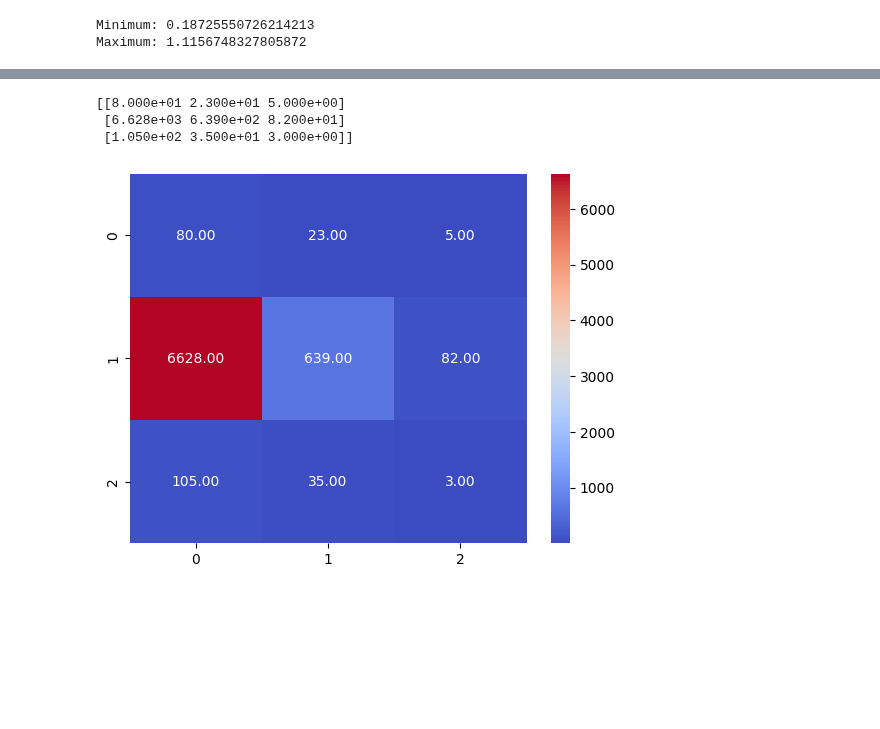
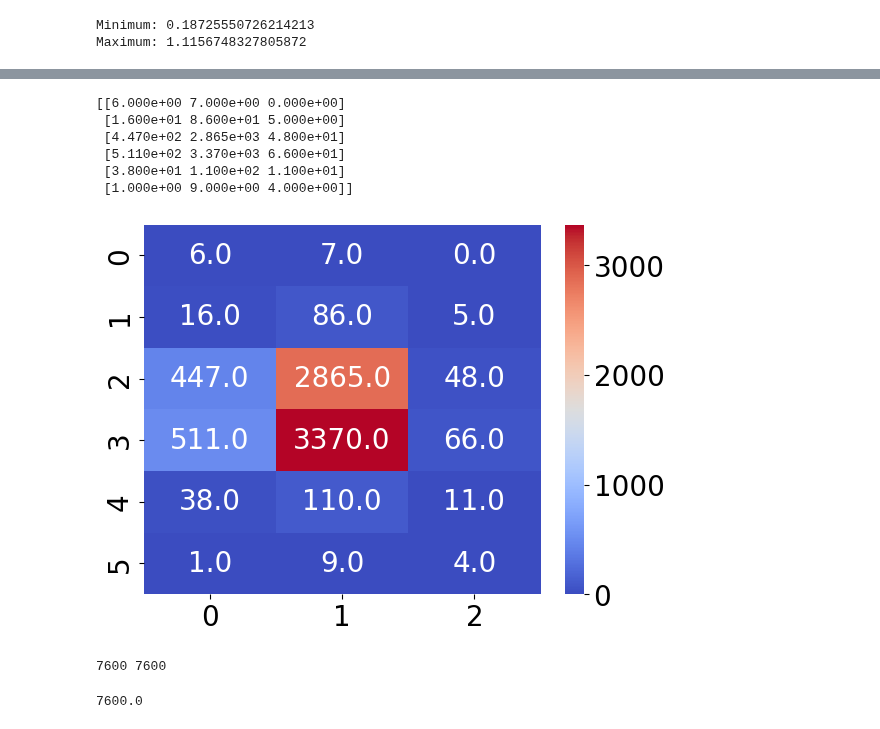
Before and after one commit to BUET-AV/behavior-hypotheses, a Jupyter notebook: src/notebooks/Behavior_Hypo_heatmap.ipynb, the cells around one changed output, grey strips where cells are left out. Saved outputs shown, nothing was run; the diff lists cells and outputs as text; code cells hidden in the pictures; blank space fills up the shorter version.

Commit message:
Categories of acc and speed with heatmap updates

```diff
--- a/src/notebooks/Behavior_Hypo_heatmap.ipynb
+++ b/src/notebooks/Behavior_Hypo_heatmap.ipynb
@@ -130,0 +126,32 @@ cleanPedDf_copy.head(10)
+# %%
+cleanPedDf_copy = cleanPedDf.copy()
+cleanPedDf_copy.head(10)
+print(len(cleanPedDf_copy), len(cleanPedDf))
+
+NO_OF_CATEGORY = 3
+
+def assign_category(value_column, num_categories):
+    min_value = value_column.min()
+    max_value = value_column.max()
+    value_range = max_value - min_value
+    category_range = value_range / num_categories
+
+    def categorize(speed):
+        category = int((speed - min_value) / category_range)
+        return min(category, num_categories - 1)
+
+    categories = value_column.apply(categorize)
+    return categories
+
+# Example usage:
+min_value = cleanPedDf_copy["speed"].min()
+max_value = cleanPedDf_copy["speed"].max()
+value_range = max_value - min_value
+category_range = value_range / NO_OF_CATEGORY
+print(f"Range in one bucket: {category_range}")
+
+# Assuming cleanPedDf_copy is your DataFrame
+cleanPedDf_copy["Bucket"] = assign_category(cleanPedDf_copy["speed"], NO_OF_CATEGORY)
+print("Buckets:", cleanPedDf_copy["Bucket"].min(), cleanPedDf_copy["Bucket"].max())
+
+cleanPedDf_copy.head(10)
@@ -231,7 +311,7 @@ sns.heatmap(corr_matrix_dis, annot=True, cmap='coolwarm')
 # %%
 
 plt.rc('font', size=20)
-plt.rc('axes', labelsize=28) #fontsize of the x and y labels
+plt.rc('axes', labelsize=20) #fontsize of the x and y labels
 plt.scatter(midEditedDf["speed"], midEditedDf["acceleration"], marker = ".")
 for pedId in allPedIds:
     uniqueTrackId_collection[pedId] = midEditedDf[midEditedDf["uniqueTrackId"] == pedId].copy()
@@ -250,22 +332,37 @@ len(cleanPedDf_copy)
 # %%
 # Generate some example data
-data = np.zeros((3,3))
+plt.rc('font', size=20)
+plt.rc('axes', labelsize=10) #fontsize of the x and y labels
+
+NO_OF_BUCKETS = 3
+
+data = np.zeros((2*NO_OF_BUCKETS, NO_OF_BUCKETS))
 
 for index, row in cleanPedDf_copy.iterrows():
-    data[cleanPedDf_copy.loc[index, "Bucket"]-1][cleanPedDf_copy.loc[index, "accBucket"]-1] += 1
+    data[cleanPedDf_copy.loc[index, "accBucket"]+NO_OF_BUCKETS][cleanPedDf_copy.loc[index, "Bucket"]] += 1
 
 print(data)
 
 # Create a heatmap using Seaborn
-sns.heatmap(data, cmap='coolwarm', annot=True, fmt=".2f")
+sns.heatmap(data, cmap='coolwarm', annot=True, fmt=".1f")
 
 # Show the plot
 plt.show()
 # %% [output]
-[[8.000e+01 2.300e+01 5.000e+00]
- [6.628e+03 6.390e+02 8.200e+01]
- [1.050e+02 3.500e+01 3.000e+00]]
+[[6.000e+00 7.000e+00 0.000e+00]
+ [1.600e+01 8.600e+01 5.000e+00]
+ [4.470e+02 2.865e+03 4.800e+01]
+ [5.110e+02 3.370e+03 6.600e+01]
+ [3.800e+01 1.100e+02 1.100e+01]
+ [1.000e+00 9.000e+00 4.000e+00]]
-[figure, old version]
+[figure, new version]
+# %%
+print(len(cleanPedDf_copy), len(cleanPedDf))
+
+np.sum(data)
+# %% [output]
+7600 7600
+7600.0
 # %%
 # Generate example data
 # data = np.random.rand(3, 3)
```
Also changed, not shown: parts of 15 cells of this notebook.
